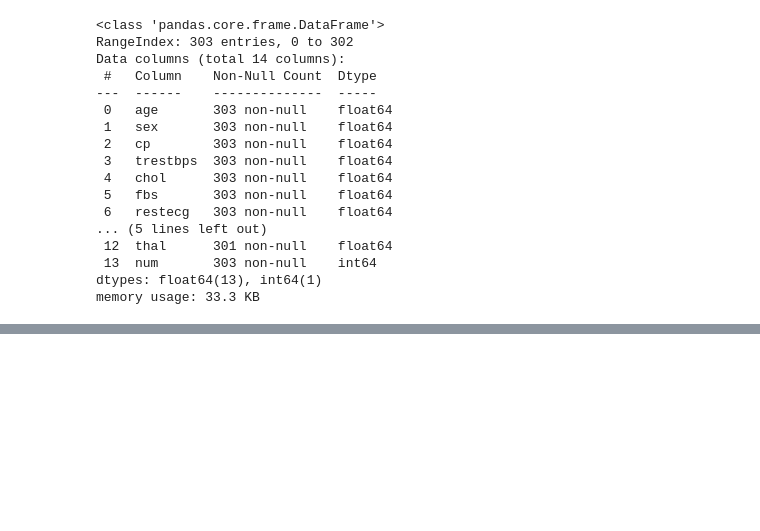
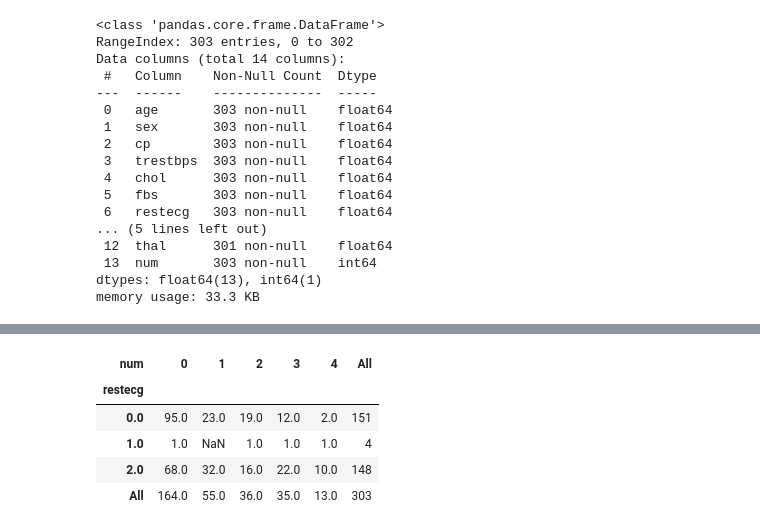
Before and after one commit to aarondwhite/DATA-3421-Final-Project, a Jupyter notebook: Final_Project.ipynb, the cells around one changed output, grey strips where cells are left out. Drawn from its saved outputs; the diff is of its cells as text; code cells hidden in the pictures; blank space fills up the shorter version.

```diff
--- a/Final_Project.ipynb
+++ b/Final_Project.ipynb
@@ -165,0 +191,9 @@ plt.show()
+# %%
+df.pivot_table(values='age', index='restecg', columns='num', aggfunc='count', margins=True)
+# %% [output]
+| num | 0 | 1 | 2 | 3 | 4 | All |
+| restecg |  |  |  |  |  |  |
+| 0.0 | 95.0 | 23.0 | 19.0 | 12.0 | 2.0 | 151 |
+| 1.0 | 1.0 | NaN | 1.0 | 1.0 | 1.0 | 4 |
+| 2.0 | 68.0 | 32.0 | 16.0 | 22.0 | 10.0 | 148 |
+| All | 164.0 | 55.0 | 36.0 | 35.0 | 13.0 | 303 |
```
Also changed, not shown: parts of 12 cells of this notebook.
